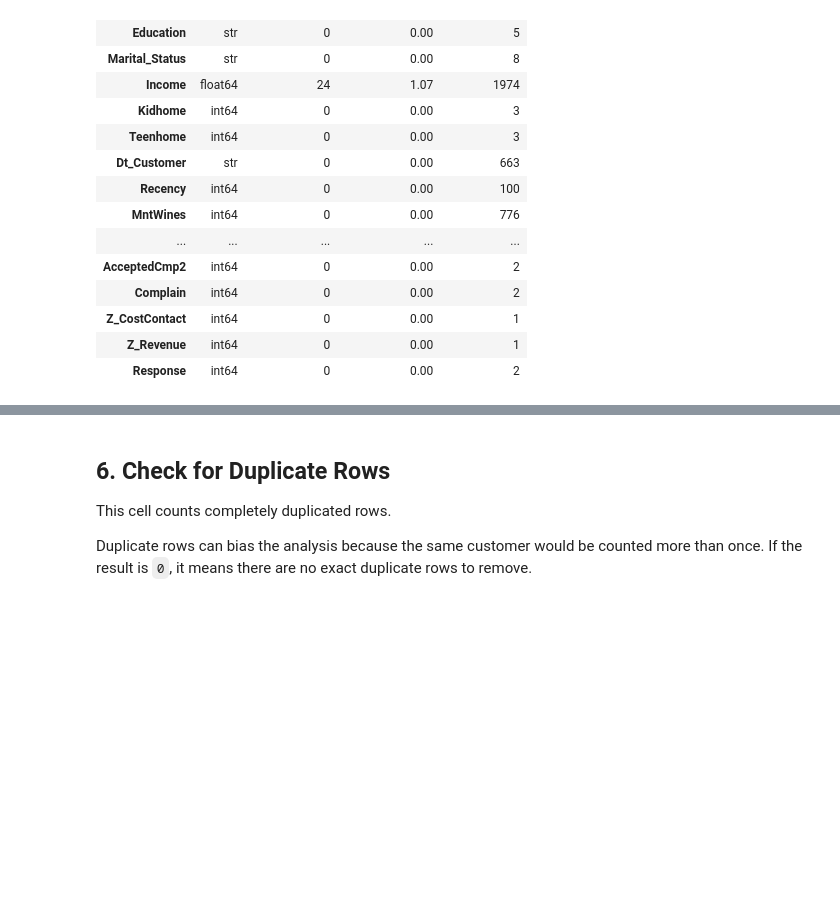
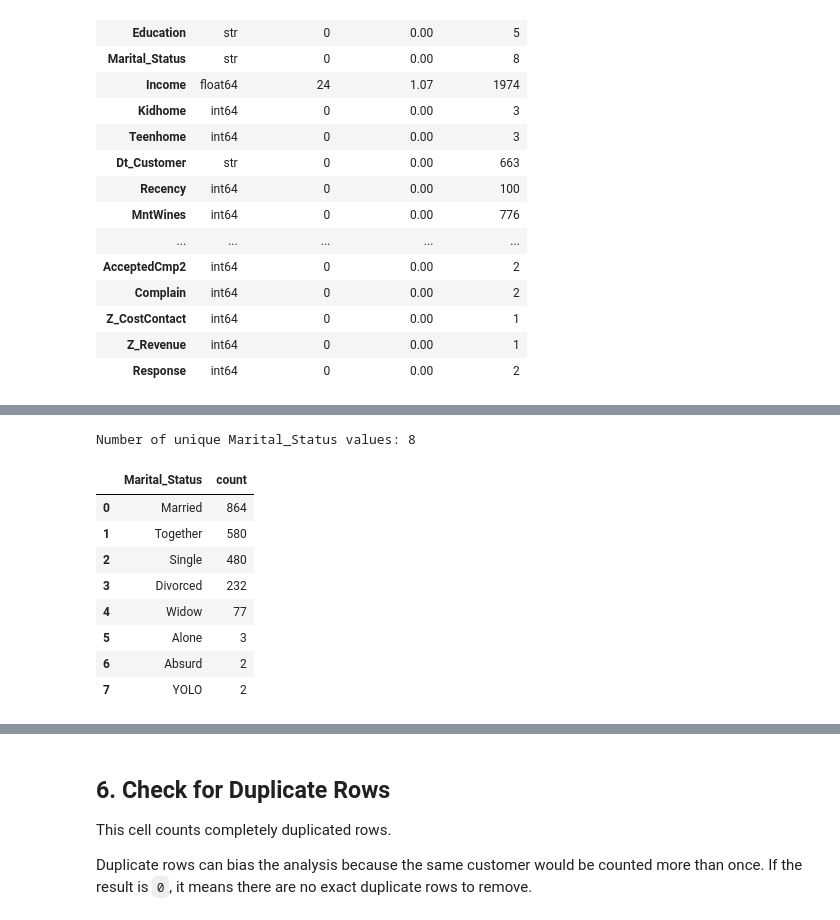
Before and after one commit to AGR533/Customer_Personality_Analysis, a Jupyter notebook: cleaning.ipynb, the cells around one changed output, grey strips where cells are left out. Cells and saved outputs as stored; diff of their text form; code cells hidden in the pictures; blank space fills up the shorter version.

```diff
--- a/cleaning.ipynb
+++ b/cleaning.ipynb
@@ -140,0 +147,21 @@ cleaning_summary
+# %%
+marital_status_counts = (
+    df["Marital_Status"]
+    .value_counts(dropna=False)
+    .rename_axis("Marital_Status")
+    .reset_index(name="count")
+)
+
+print(f"Number of unique Marital_Status values: {df['Marital_Status'].nunique(dropna=False)}")
+display(marital_status_counts)
+# %% [output]
+Number of unique Marital_Status values: 8
+|  | Marital_Status | count |
+| 0 | Married | 864 |
+| 1 | Together | 580 |
+| 2 | Single | 480 |
+| 3 | Divorced | 232 |
+| 4 | Widow | 77 |
+| 5 | Alone | 3 |
+| 6 | Absurd | 2 |
+| 7 | YOLO | 2 |
```
Also changed, not shown: parts of 8 cells of this notebook, 2 other files.
